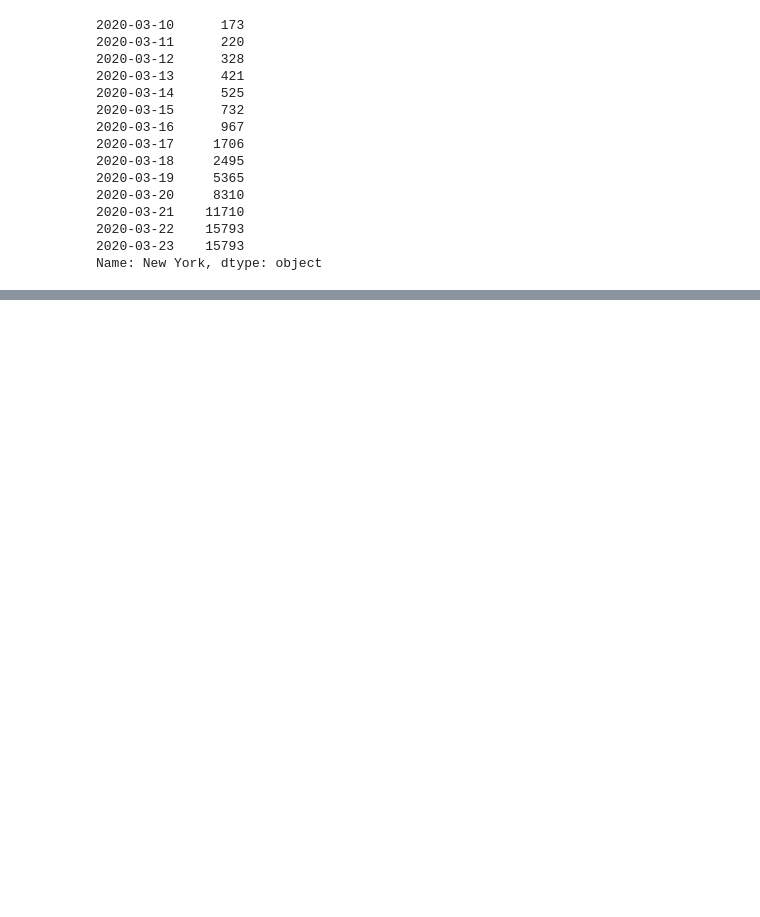
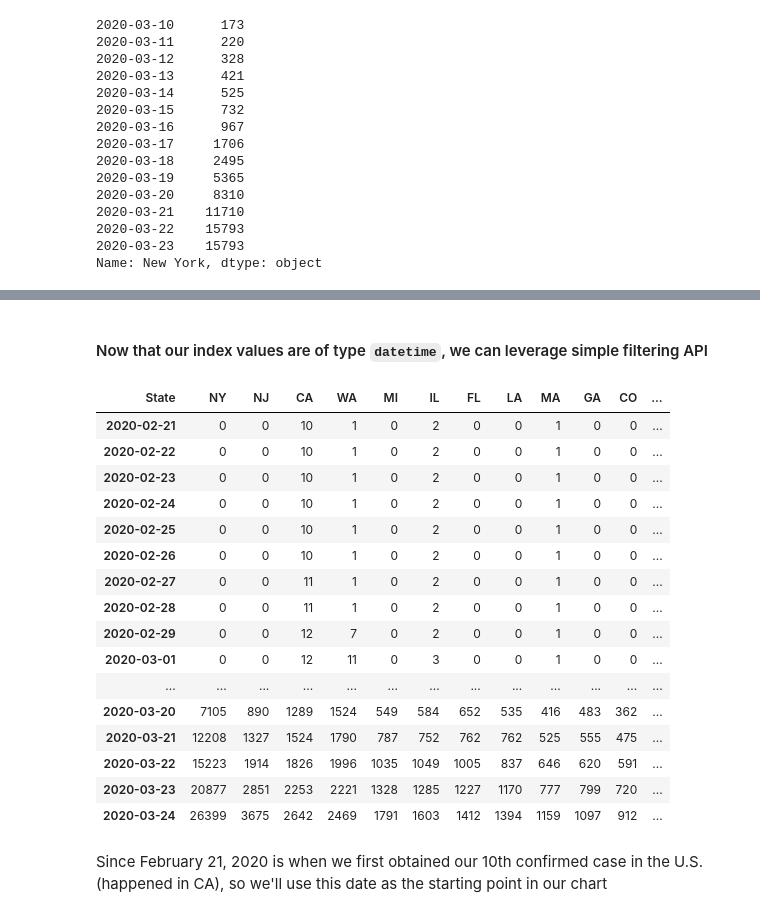
Before and after one commit to pybokeh/jupyter_notebooks, a Jupyter notebook: pandas/misc/covid-19/covid19_time_series.ipynb, the cells around one changed output, grey strips where cells are left out. Drawn from its saved outputs; the diff is of its cells as text; code cells hidden in the pictures; blank space fills up the shorter version.

````diff
--- a/pandas/misc/covid-19/covid19_time_series.ipynb
+++ b/pandas/misc/covid-19/covid19_time_series.ipynb
@@ -136,0 +264,2 @@ df_final['2020-03-10':].loc[:, 'New York'].hvplot()
+# %%
+df_final = df.groupby('State').agg('sum').sort_values(by=latest_date, ascending=False).transpose()
@@ -136,0 +268,2 @@ df_final['2020-03-10':].loc[:, 'New York'].hvplot()
+# %%
+df_final.index = pd.to_datetime(df_final.index)
@@ -136,0 +290,24 @@ df_final['2020-03-10':].loc[:, 'New York'].hvplot()
+# %% [markdown]
+#### Now that our index values are of type ```datetime```, we can leverage simple filtering API
+# %%
+df_final['2020-02-21':]
+# %% [output]
+| State | NY | NJ | CA | WA | MI | IL | FL | LA | MA | GA | CO | ... |
+| 2020-02-21 | 0 | 0 | 10 | 1 | 0 | 2 | 0 | 0 | 1 | 0 | 0 | ... |
+| 2020-02-22 | 0 | 0 | 10 | 1 | 0 | 2 | 0 | 0 | 1 | 0 | 0 | ... |
+| 2020-02-23 | 0 | 0 | 10 | 1 | 0 | 2 | 0 | 0 | 1 | 0 | 0 | ... |
+| 2020-02-24 | 0 | 0 | 10 | 1 | 0 | 2 | 0 | 0 | 1 | 0 | 0 | ... |
+| 2020-02-25 | 0 | 0 | 10 | 1 | 0 | 2 | 0 | 0 | 1 | 0 | 0 | ... |
+| 2020-02-26 | 0 | 0 | 10 | 1 | 0 | 2 | 0 | 0 | 1 | 0 | 0 | ... |
+| 2020-02-27 | 0 | 0 | 11 | 1 | 0 | 2 | 0 | 0 | 1 | 0 | 0 | ... |
+| 2020-02-28 | 0 | 0 | 11 | 1 | 0 | 2 | 0 | 0 | 1 | 0 | 0 | ... |
+| 2020-02-29 | 0 | 0 | 12 | 7 | 0 | 2 | 0 | 0 | 1 | 0 | 0 | ... |
+| 2020-03-01 | 0 | 0 | 12 | 11 | 0 | 3 | 0 | 0 | 1 | 0 | 0 | ... |
+| ... | ... | ... | ... | ... | ... | ... | ... | ... | ... | ... | ... | ... |
+| 2020-03-20 | 7105 | 890 | 1289 | 1524 | 549 | 584 | 652 | 535 | 416 | 483 | 362 | ... |
+| 2020-03-21 | 12208 | 1327 | 1524 | 1790 | 787 | 752 | 762 | 762 | 525 | 555 | 475 | ... |
+| 2020-03-22 | 15223 | 1914 | 1826 | 1996 | 1035 | 1049 | 1005 | 837 | 646 | 620 | 591 | ... |
+| 2020-03-23 | 20877 | 2851 | 2253 | 2221 | 1328 | 1285 | 1227 | 1170 | 777 | 799 | 720 | ... |
+| 2020-03-24 | 26399 | 3675 | 2642 | 2469 | 1791 | 1603 | 1412 | 1394 | 1159 | 1097 | 912 | ... |
+# %% [markdown]
+Since February 21, 2020 is when we first obtained our 10th confirmed case in the U.S. (happened in CA), so we'll use this date as the starting point in our chart
````
Also changed, not shown: parts of 28 cells of this notebook, 2 other files.
